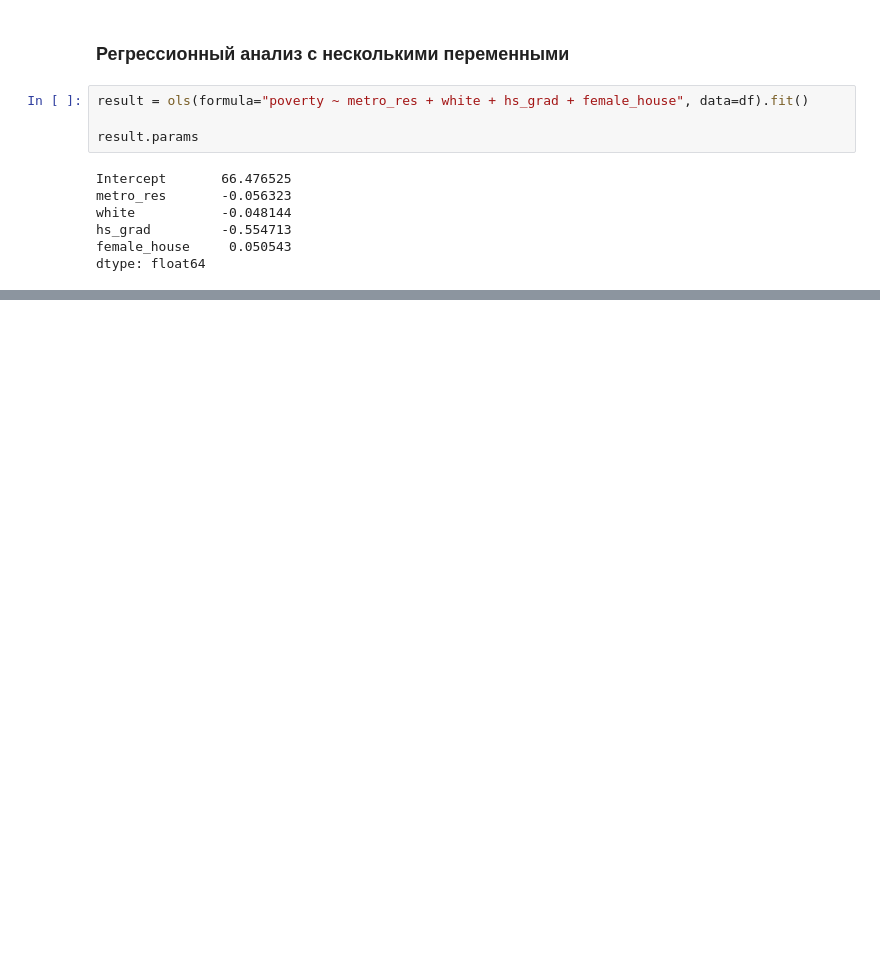
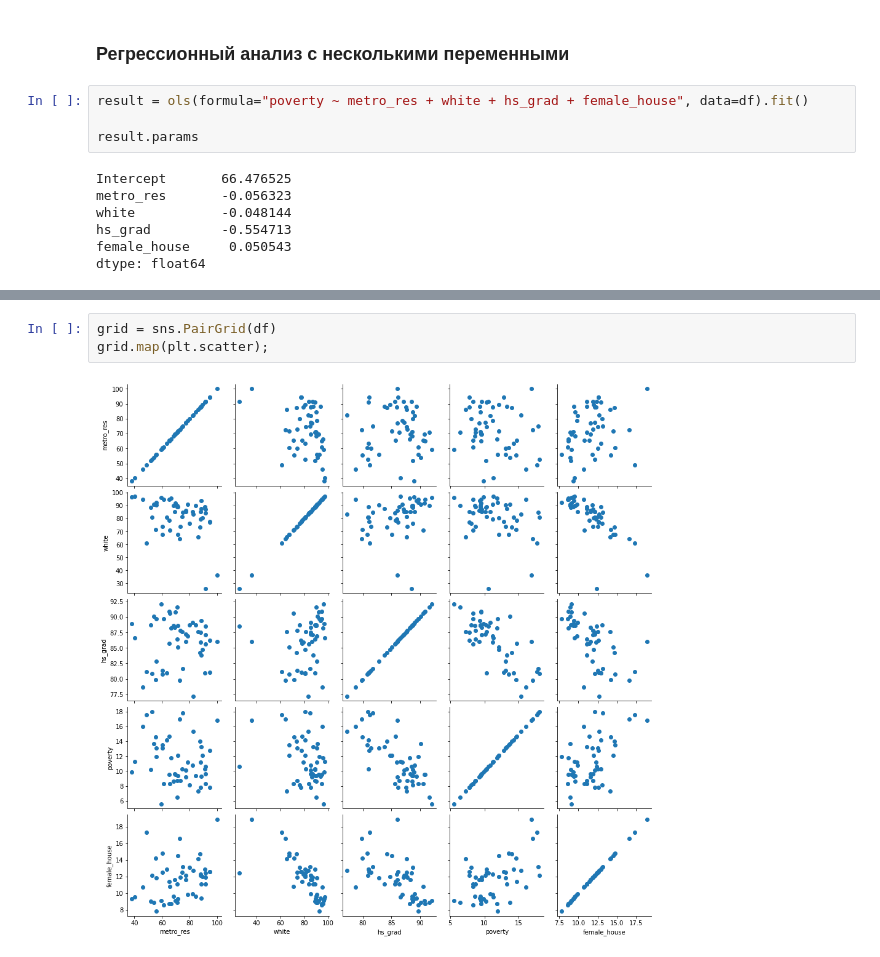
Before and after one commit to EkaterinaZernyukova/data_analysis, a Jupyter notebook: jupyter_notebook/regression_analysis.ipynb, the cells around one changed output, grey strips where cells are left out. Saved outputs shown, nothing was run; the diff lists cells and outputs as text; blank space fills up the shorter version.

```diff
--- a/jupyter_notebook/regression_analysis.ipynb
+++ b/jupyter_notebook/regression_analysis.ipynb
@@ -192,0 +324,5 @@ strong multicollinearity or other numerical problems.
+# %%
+grid = sns.PairGrid(df)
+grid.map(plt.scatter);
+# %% [output]
+[figure, added]
```
Also changed, not shown: parts of 27 cells of this notebook.
